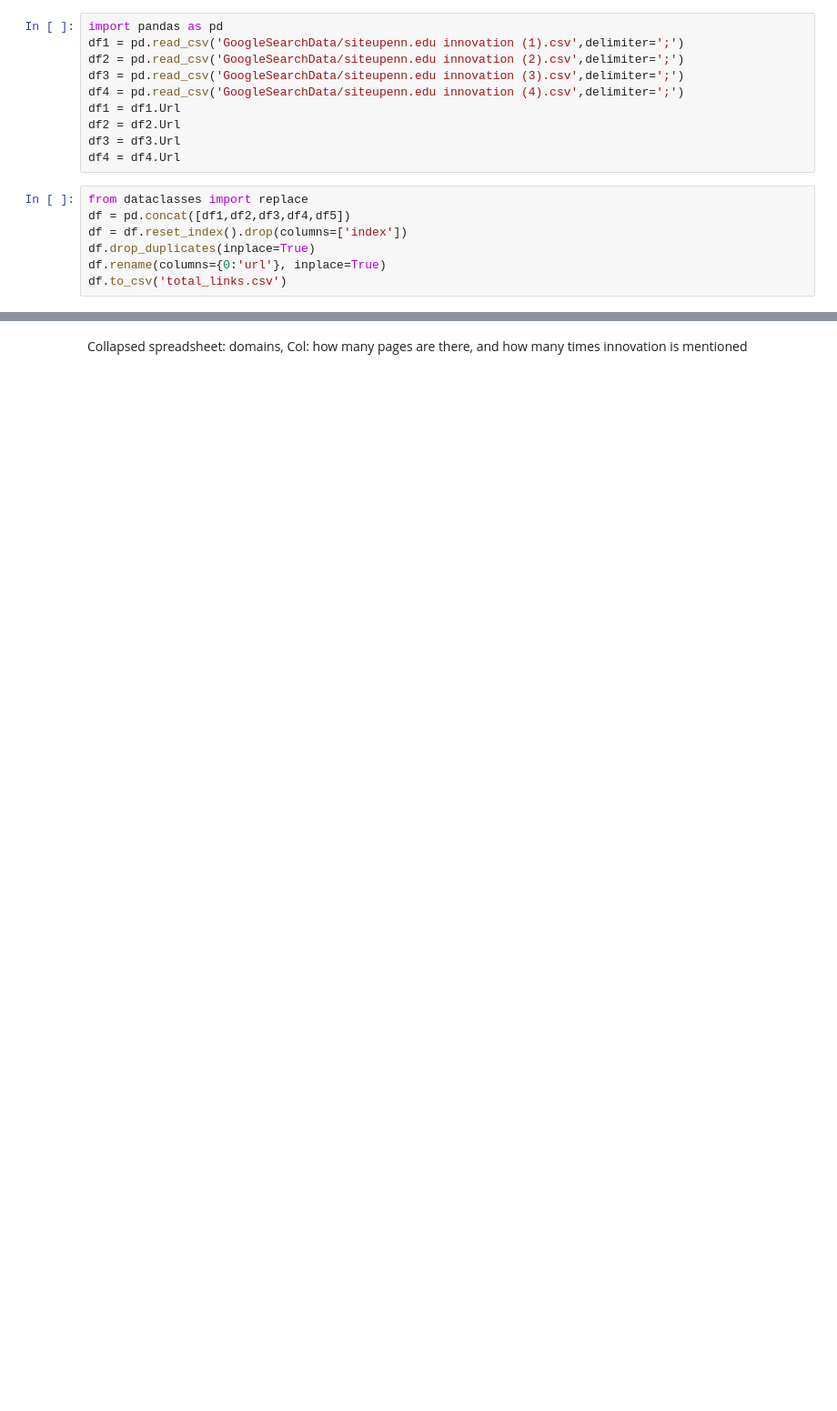
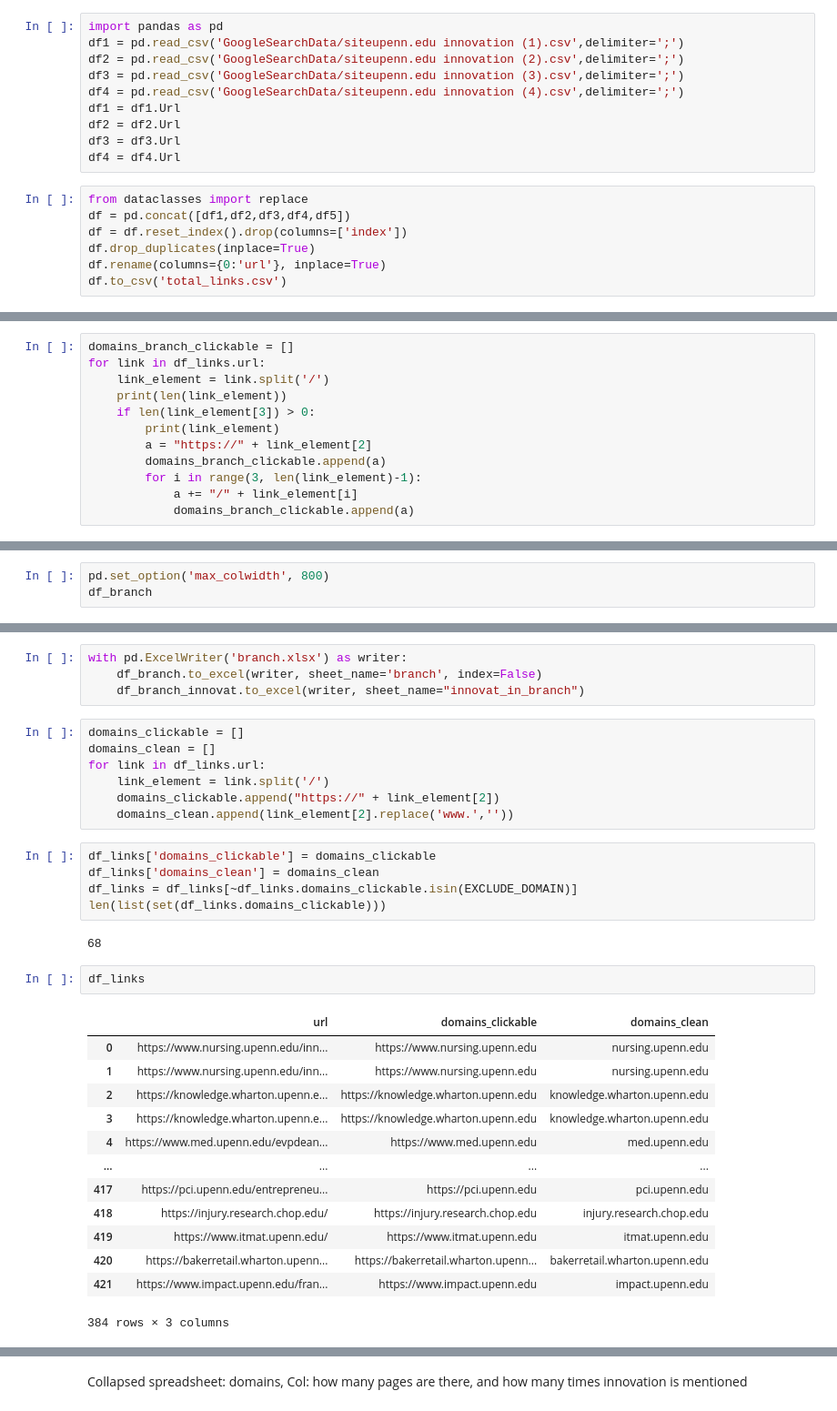
Before and after one commit to MackInstitute/PennEcosystem, a Jupyter notebook: Data_Scapring.ipynb, the cells around one changed output, grey strips where cells are left out. Shown at 91% size. Saved outputs shown, nothing was run; the diff lists cells and outputs as text; blank space fills up the shorter version.

```diff
--- a/Data_Scapring.ipynb
+++ b/Data_Scapring.ipynb
@@ -123,0 +150,12 @@ links[links['innovate_count']==0]
+# %%
+domains_branch_clickable = []
+for link in df_links.url:
+    link_element = link.split('/')
+    print(len(link_element))
+    if len(link_element[3]) > 0:
+        print(link_element)
+        a = "https://" + link_element[2]
+        domains_branch_clickable.append(a)
+        for i in range(3, len(link_element)-1):
+            a += "/" + link_element[i]
+            domains_branch_clickable.append(a)
@@ -123,0 +263,3 @@ links[links['innovate_count']==0]
+# %%
+pd.set_option('max_colwidth', 800)
+df_branch
@@ -123,0 +404,34 @@ links[links['innovate_count']==0]
+# %%
+with pd.ExcelWriter('branch.xlsx') as writer:
+    df_branch.to_excel(writer, sheet_name='branch', index=False)
+    df_branch_innovat.to_excel(writer, sheet_name="innovat_in_branch")
+# %%
+domains_clickable = []
+domains_clean = []
+for link in df_links.url:
+    link_element = link.split('/')
+    domains_clickable.append("https://" + link_element[2])
+    domains_clean.append(link_element[2].replace('www.',''))
+# %%
+df_links['domains_clickable'] = domains_clickable
+df_links['domains_clean'] = domains_clean
+df_links = df_links[~df_links.domains_clickable.isin(EXCLUDE_DOMAIN)]
+len(list(set(df_links.domains_clickable)))
+# %% [output]
+68
+# %%
+df_links
+# %% [output]
+|  | url | domains_clickable | domains_clean |
+| 0 | https://www.nursing.upenn.edu/inn... | https://www.nursing.upenn.edu | nursing.upenn.edu |
+| 1 | https://www.nursing.upenn.edu/inn... | https://www.nursing.upenn.edu | nursing.upenn.edu |
+| 2 | https://knowledge.wharton.upenn.e... | https://knowledge.wharton.upenn.edu | knowledge.wharton.upenn.edu |
+| 3 | https://knowledge.wharton.upenn.e... | https://knowledge.wharton.upenn.edu | knowledge.wharton.upenn.edu |
+| 4 | https://www.med.upenn.edu/evpdean... | https://www.med.upenn.edu | med.upenn.edu |
+| ... | ... | ... | ... |
+| 417 | https://pci.upenn.edu/entrepreneu... | https://pci.upenn.edu | pci.upenn.edu |
+| 418 | https://injury.research.chop.edu/ | https://injury.research.chop.edu | injury.research.chop.edu |
+| 419 | https://www.itmat.upenn.edu/ | https://www.itmat.upenn.edu | itmat.upenn.edu |
+| 420 | https://bakerretail.wharton.upenn... | https://bakerretail.wharton.upenn... | bakerretail.wharton.upenn.edu |
+| 421 | https://www.impact.upenn.edu/fran... | https://www.impact.upenn.edu | impact.upenn.edu |
+384 rows × 3 columns
```
Also changed, not shown: parts of 83 cells of this notebook, 9 other files.
